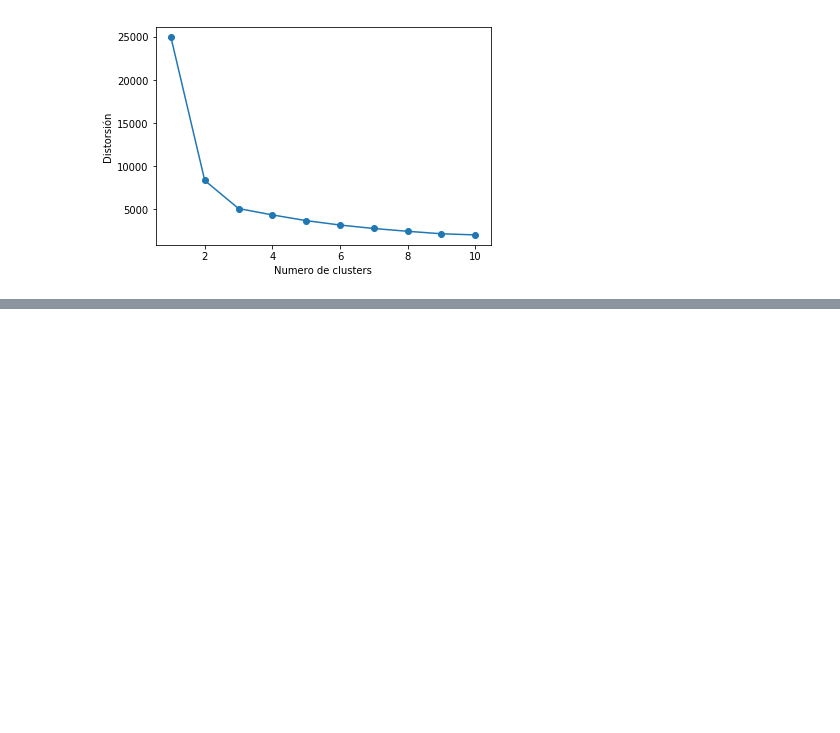
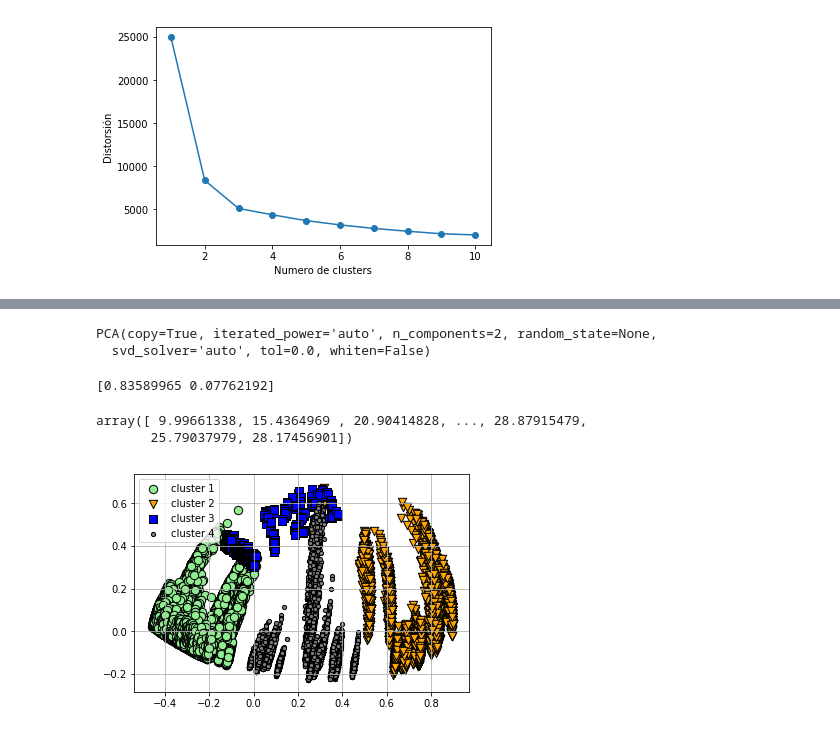
Before and after one commit to Palacio120/delfin, a Jupyter notebook: ProyectoFinal Delfin/Algoritmos.ipynb, the cells around one changed output, grey strips where cells are left out. Cells and saved outputs as stored; diff of their text form; code cells hidden in the pictures; blank space fills up the shorter version.

```diff
--- a/ProyectoFinal Delfin/Algoritmos.ipynb
+++ b/ProyectoFinal Delfin/Algoritmos.ipynb
@@ -117,0 +213,52 @@ plt.show()
+# %%
+pca = PCA(n_components=2)
+pca.fit(df_vivienda_copy)
+# %% [output]
+PCA(copy=True, iterated_power='auto', n_components=2, random_state=None,
+  svd_solver='auto', tol=0.0, whiten=False)
+# %%
+print(pca.explained_variance_ratio_)
+# %% [output]
+[0.83589965 0.07762192]
+# %%
+pca.score_samples(df_vivienda_copy)
+# %% [output]
+array([ 9.99661338, 15.4364969 , 20.90414828, ..., 28.87915479,
+       25.79037979, 28.17456901])
+# %%
+df_vivienda_copy=pca.transform(df_vivienda_copy)
+# %%
+plt.scatter(df_vivienda_copy[y_km==0,0],
+          df_vivienda_copy[y_km==0,1],
+          s=70,
+          c='lightgreen',
+          edgecolor='black',
+          marker='o',
+          label='cluster 1')
+plt.scatter(df_vivienda_copy[y_km==1,0],
+          df_vivienda_copy[y_km==1,1],
+          s=70,
+          c='orange',
+          edgecolor='black',
+          marker='v',
+          label='cluster 2')
+plt.scatter(df_vivienda_copy[y_km==2,0],
+          df_vivienda_copy[y_km==2,1],
+          s=70,
+          c='blue',
+          edgecolor='black',
+          marker='s',
+          label='cluster 3')
+plt.scatter(df_vivienda_copy[y_km==3,0],
+          df_vivienda_copy[y_km==3,1],
+          s=70,
+          c='grey',
+          edgecolor='black',
+          marker='.',
+          label='cluster 4')
+
+plt.legend()
+plt.grid()
+plt.show()
+# %% [output]
+[figure, added]
```
Also changed, not shown: parts of 21 cells of this notebook, 1 other file.
